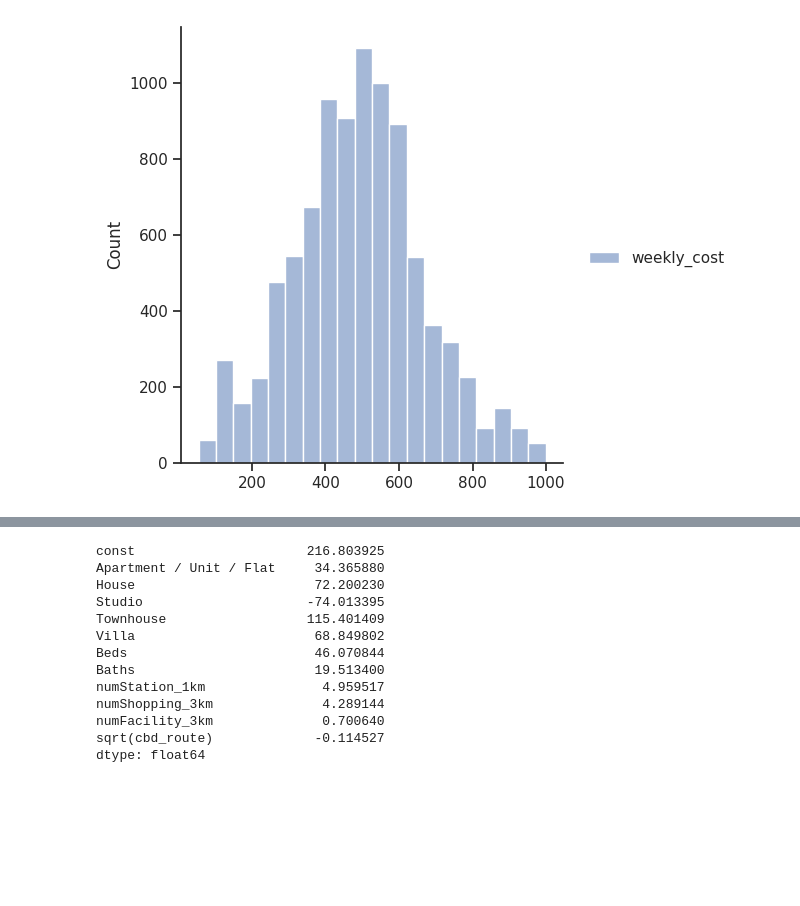
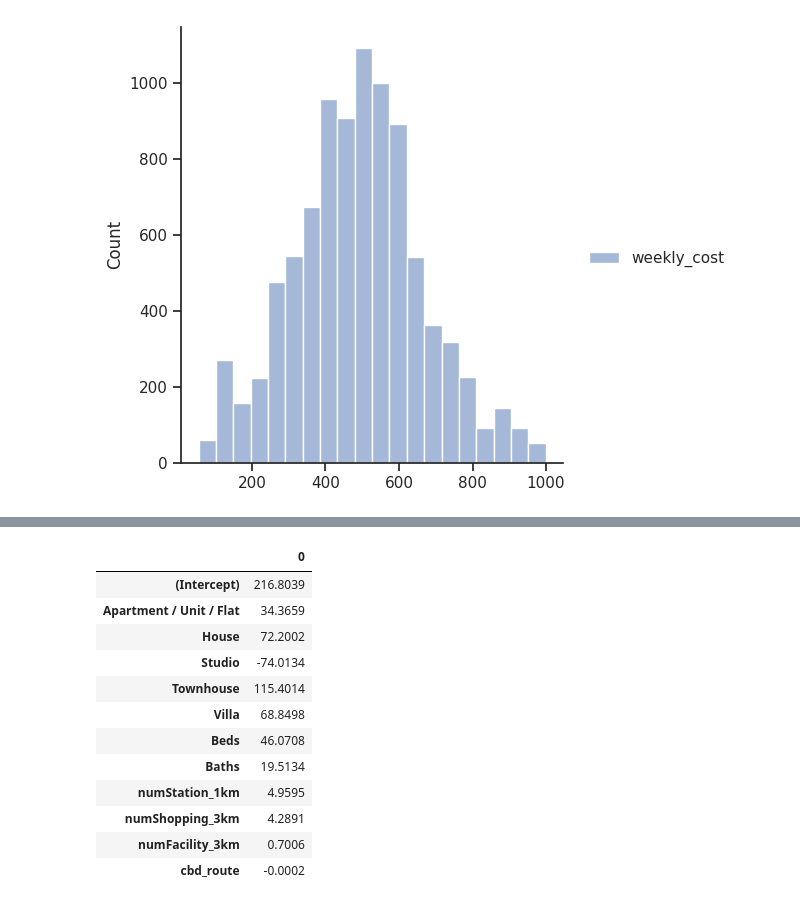
Before and after one commit to MAST30034-Applied-Data-Science/generic-real-estate-consulting-project-group-26, a Jupyter notebook: notebooks/Q1 Data Analysis.ipynb, the cells around one changed output, grey strips where cells are left out. Saved outputs shown, nothing was run; the diff lists cells and outputs as text; code cells hidden in the pictures; blank space fills up the shorter version.

```diff
--- a/notebooks/Q1 Data Analysis.ipynb
+++ b/notebooks/Q1 Data Analysis.ipynb
@@ -268,19 +287,27 @@ Notes:
 [1] Standard Errors assume that the covariance matrix of the errors is correctly specified.
 [2] The smallest eigenvalue is 2.58e-27. This might indicate that there are
 strong multicollinearity problems or that the design matrix is singular.
-# %%
-cur_model.params
-# %% [output]
-const                      216.803925
-Apartment / Unit / Flat     34.365880
-House                       72.200230
-Studio                     -74.013395
-Townhouse                  115.401409
-Villa                       68.849802
-Beds                        46.070844
-Baths                       19.513400
-numStation_1km               4.959517
-numShopping_3km              4.289144
-numFacility_3km              0.700640
-sqrt(cbd_route)             -0.114527
-dtype: float64
+# %%
+# Get final parameters
+params = cur_model.params
+params = params.to_frame()
+
+# Convert the transformed attribute to original while preserving the sign
+params.rename(index={'sqrt(cbd_route)': 'cbd_route'}, inplace = True)
+params.loc['cbd_route'] = -params.loc['cbd_route'] *  params.loc['cbd_route']
+# %%
+params.round(4)
+# %% [output]
+|  | 0 |
+| (Intercept) | 216.8039 |
+| Apartment / Unit / Flat | 34.3659 |
+| House | 72.2002 |
+| Studio | -74.0134 |
+| Townhouse | 115.4014 |
+| Villa | 68.8498 |
+| Beds | 46.0708 |
+| Baths | 19.5134 |
+| numStation_1km | 4.9595 |
+| numShopping_3km | 4.2891 |
+| numFacility_3km | 0.7006 |
+| cbd_route | -0.0002 |
```
Also changed, not shown: parts of 22 cells of this notebook, 2 other files.
